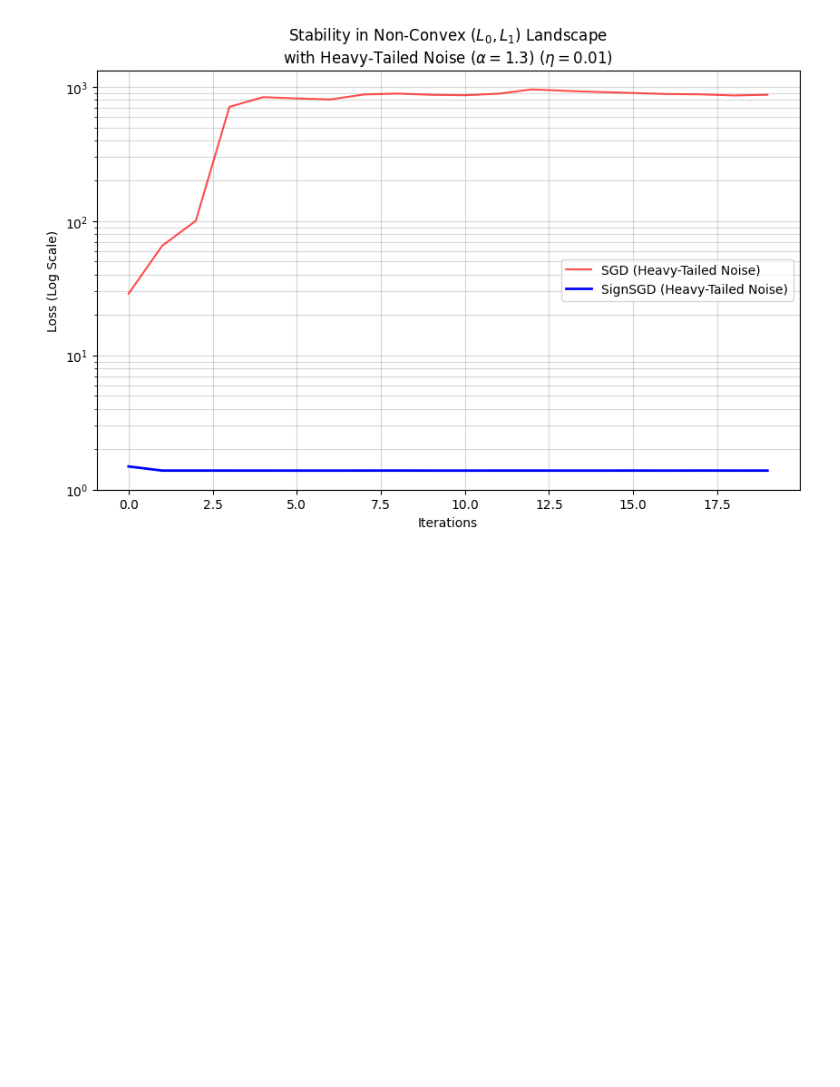
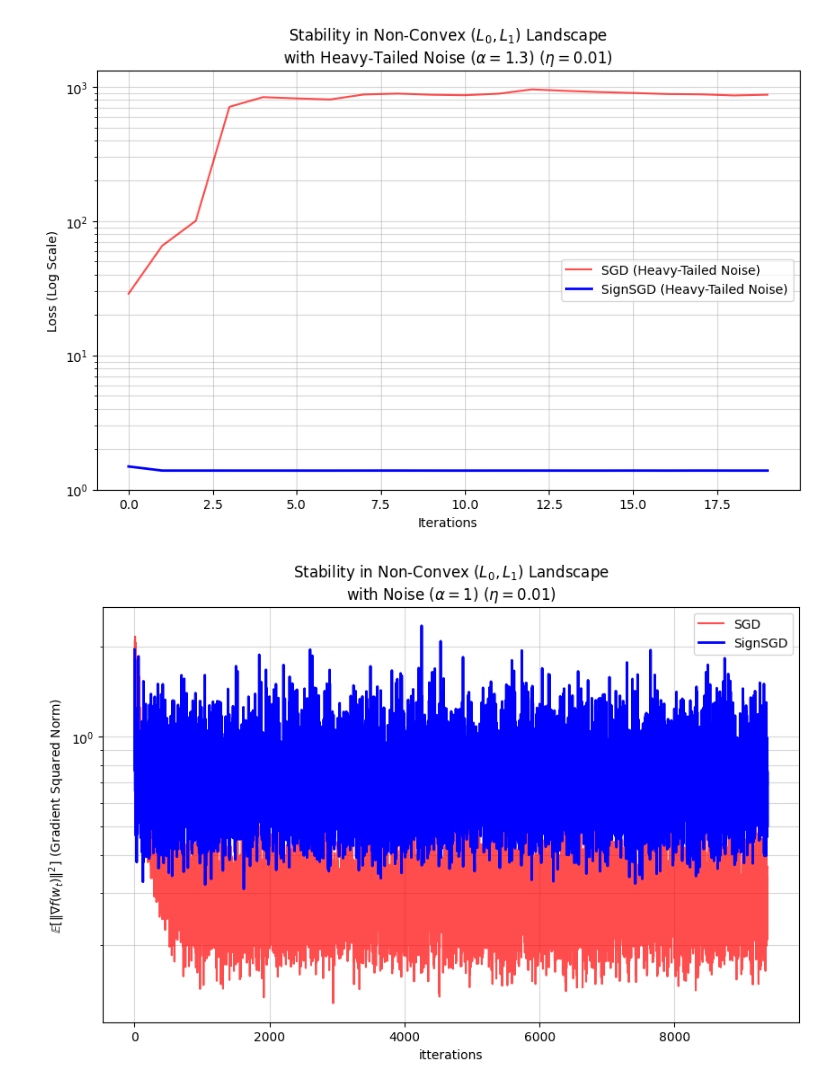
Before and after one commit to sj-rai/stochastic-optimization-co, a Jupyter notebook: experiments_mnist.ipynb, the cells around one changed output. Saved outputs shown, nothing was run; the diff lists cells and outputs as text; code cells hidden in the pictures; blank space fills up the shorter version.

```diff
--- a/experiments_mnist.ipynb
+++ b/experiments_mnist.ipynb
@@ -281,3 +294,17 @@ plt.grid(True, which="both", ls="-", alpha=0.5)
 plt.show()
 # %% [output]
 [figure]
+# %%
+# PLOTTING grad norm
+plt.figure(figsize=(10, 6))
+plt.plot(grad_norms_sgd, label='SGD', color='red', alpha=0.7)
+plt.plot(grad_norms_signsgd, label='SignSGD', color='blue', lw=2)
+plt.yscale('log')
+plt.xlabel('itterations')
+plt.ylabel(r'$\mathbb{E}[\|\nabla f(w_t)\|^2]$ (Gradient Squared Norm)')
+plt.title('Stability in Non-Convex $(L_0, L_1)$ Landscape\nwith Noise ($\\alpha=1$) ($\\eta=0.01$)')
+plt.legend()
+plt.grid(True, which="both", ls="-", alpha=0.5)
+plt.show()
+# %% [output]
+[figure, added]
```
Also changed, not shown: parts of 4 cells of this notebook, 1 other file.
